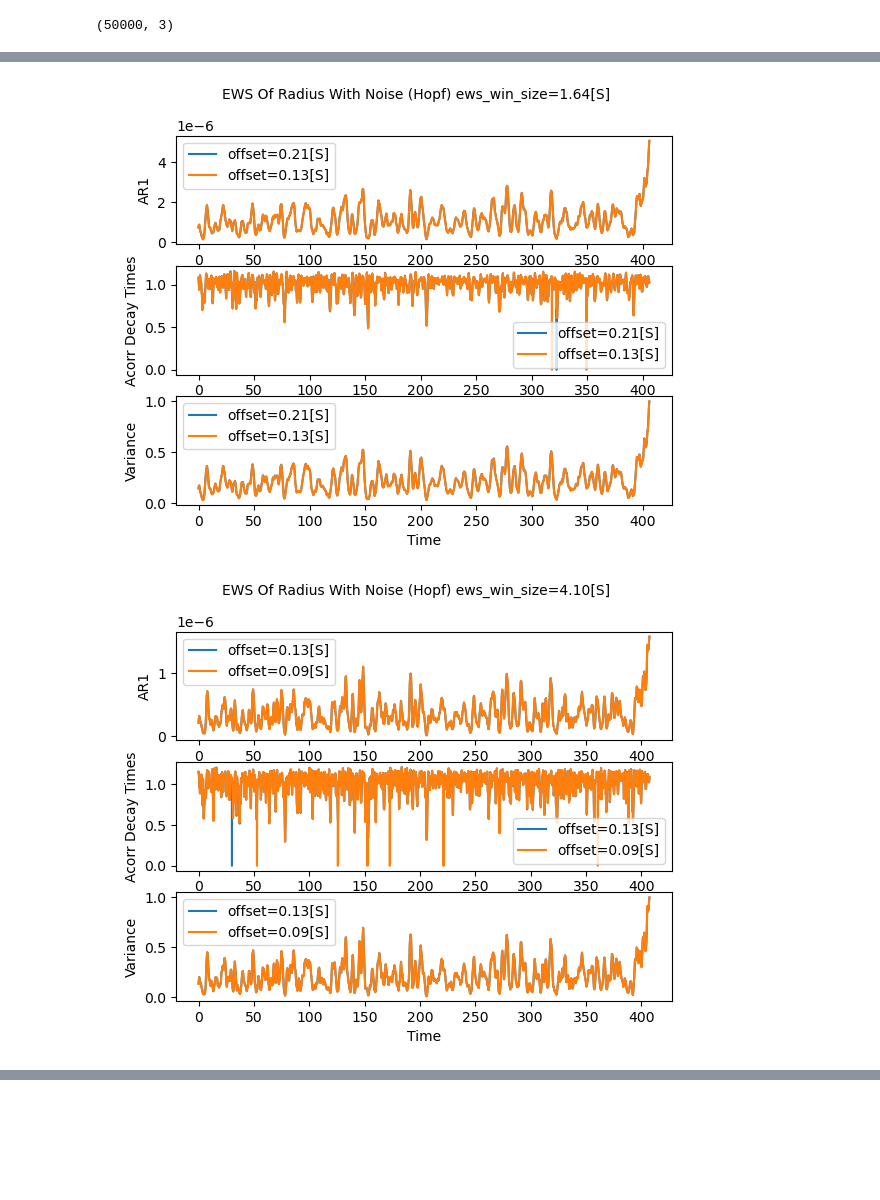
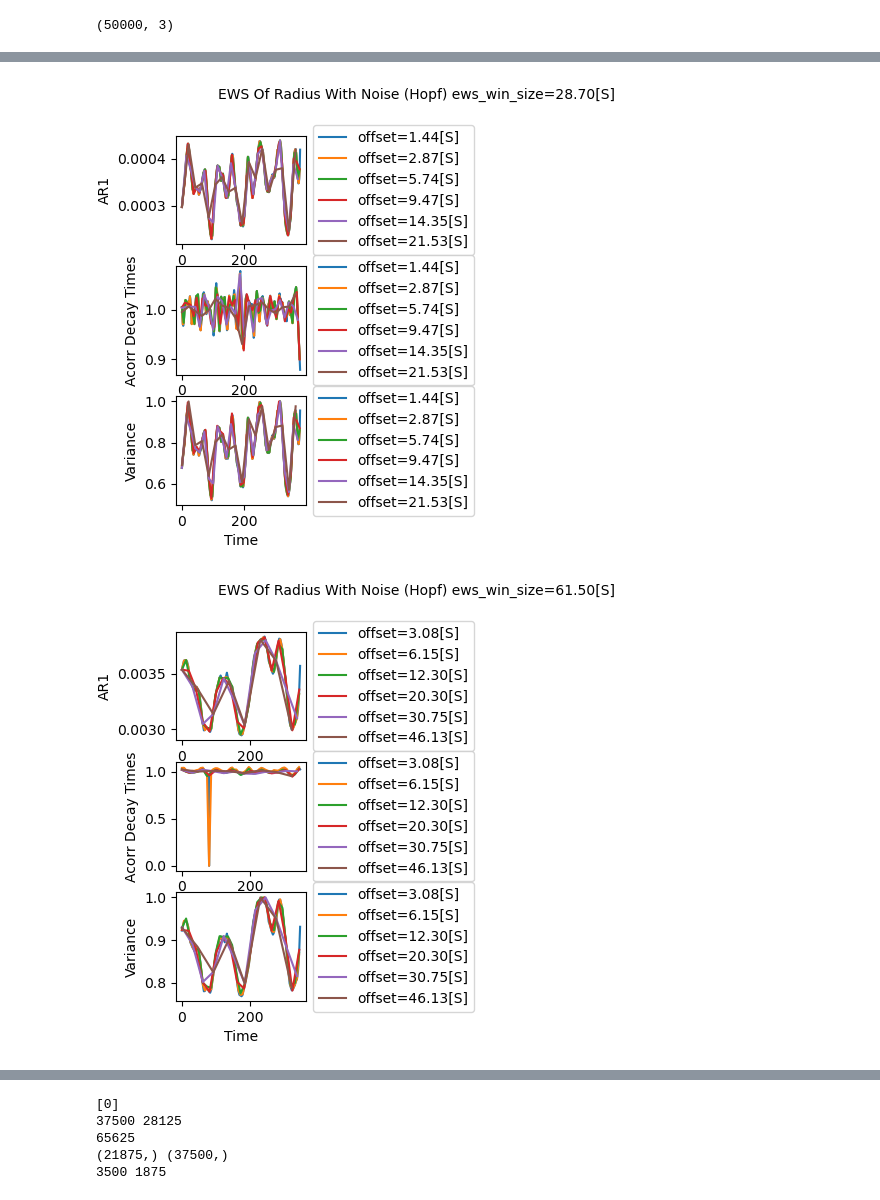
Before and after one commit to barrackHa/differential_equations, a Jupyter notebook: ews_analysis/hopf_ews.ipynb, the cells around one changed output, grey strips where cells are left out. Drawn from its saved outputs; the diff is of its cells as text; code cells hidden in the pictures; blank space fills up the shorter version.

```diff
--- a/ews_analysis/hopf_ews.ipynb
+++ b/ews_analysis/hopf_ews.ipynb
@@ -87,16 +87,16 @@ plt.show()
 # axs = [fig.add_subplot(spec[i, :]) for i in range(3)]
 # With noise
 
-for d in [40, 20, 10, 8, 5]:
-    fig = plt.figure()
-    fig.suptitle(f'EWS Of Radius With Noise (Hopf) ews_win_size={ews_win_size * dt:.2f}[S]', fontsize=10)
-    spec = fig.add_gridspec(3, 2)
-    axs = [fig.add_subplot(spec[i, :]) for i in range(3)]
-    ews_win_size = t_points // d
-    for q in [5, 10, 25, 50]:
-        ews_offset = ews_win_size // q
-        fig, axs, block_idxs, ar1s, decays, vars = hh.calc_and_plot_ews(
-            fig, axs, time, noisy_hopf[2][:,1],
-            ews_win_size, ews_offset,
-            label=f'offset={ews_offset * dt:.2f}[S]'
-        )
+# for d in [40, 20, 10, 8, 5]:
+#     fig = plt.figure()
+#     fig.suptitle(f'EWS Of Radius With Noise (Hopf) ews_win_size={ews_win_size * dt:.2f}[S]', fontsize=10)
+#     spec = fig.add_gridspec(3, 2)
+#     axs = [fig.add_subplot(spec[i, :]) for i in range(3)]
+#     ews_win_size = t_points // d
+#     for q in [5, 10, 25, 50]:
+#         ews_offset = ews_win_size // q
+#         fig, axs, block_idxs, ar1s, decays, vars = hh.calc_and_plot_ews(
+#             fig, axs, time, noisy_hopf[2][:,1],
+#             ews_win_size, ews_offset,
+#             label=f'offset={ews_offset * dt:.2f}[S]'
+#         )
@@ -109,17 +103,17 @@ for d in [40, 20, 10, 8, 5]:
 # %%
-for d in [100, 150]:
-    ews_win_size = t_points // d
+for d in [7, 15, 33, 75]:
+    ews_win_size = int(t_points * (d/100))
     fig = plt.figure()
     fig.suptitle(f'EWS Of Radius With Noise (Hopf) ews_win_size={ews_win_size * dt:.2f}[S]', fontsize=10)
     spec = fig.add_gridspec(3, 2)
     axs = [fig.add_subplot(spec[i, :]) for i in range(3)]
-    for q in [20, 30]:
-        ews_offset = ews_win_size // q
+    for q in [5, 10, 20, 33, 50, 75]:
+        ews_offset = int(ews_win_size * (q/100))
         fig, axs, block_idxs, ar1s, decays, vars = hh.calc_and_plot_ews(
             fig, axs, time, noisy_hopf[2][:,1],
             ews_win_size, ews_offset,
             label=f'offset={ews_offset * dt:.2f}[S]'
         )
 # %% [output]
-[figure, old version]
+[figure, new version]
-[figure, old version]
+[figure, new version]
@@ -125,0 +122,25 @@ for d in [100, 150]:
+# %%
+print(block_idxs[-4:])
+print(ews_win_size, ews_offset)
+print(block_idxs[-1]+ews_win_size+ews_offset)
+
+start = block_idxs[-1]+ews_offset
+stop = block_idxs[-1]+ews_win_size+ews_offset
+lag1 = noisy_hopf[2][:,1][start:stop]
+
+start = block_idxs[-1]
+stop = block_idxs[-1]+ews_win_size
+lag0 = noisy_hopf[2][:,1][start:stop]
+
+print(lag1.shape, lag0.shape)
+
+d, q = 7,5
+a = int(t_points * (d/100))
+b = int(ews_win_size * (q/100))
+print(a,b)
+# %% [output]
+[0]
+37500 28125
+65625
+(21875,) (37500,)
+3500 1875
```
Also changed, not shown: parts of 3 cells of this notebook.
